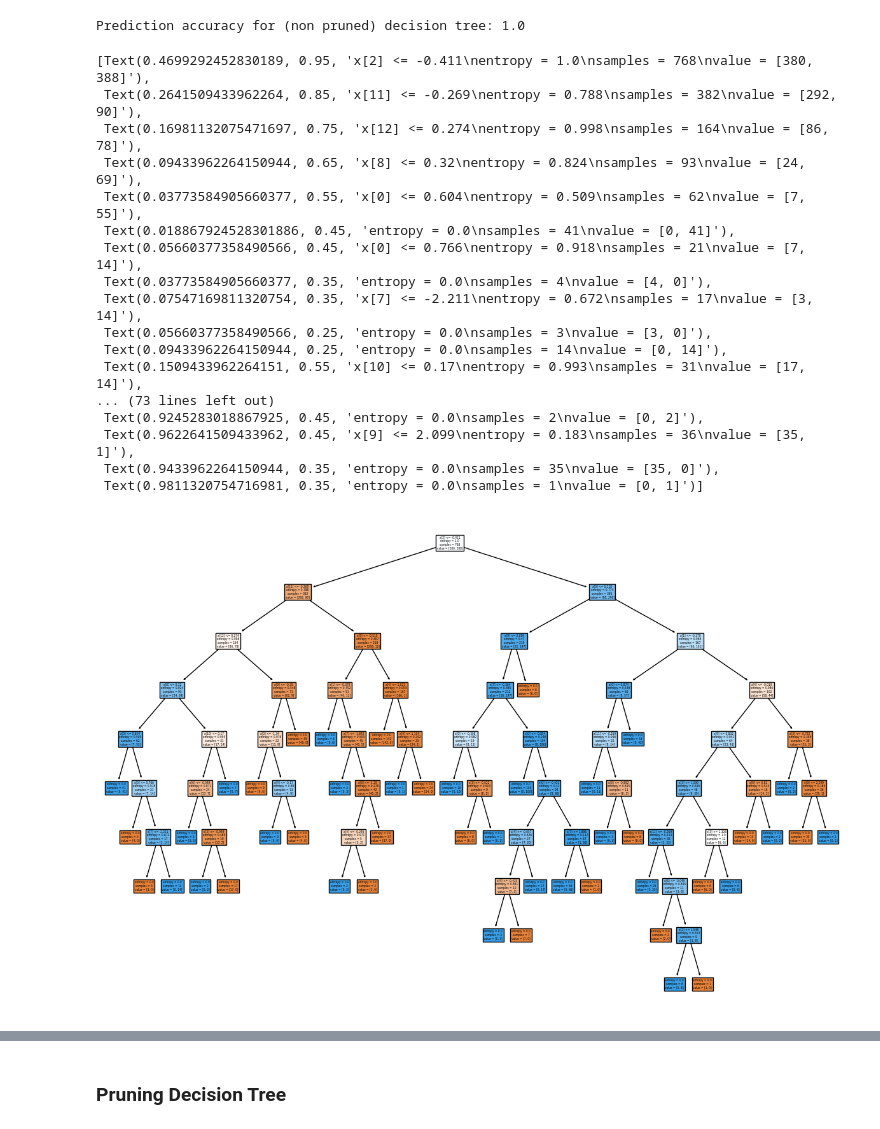
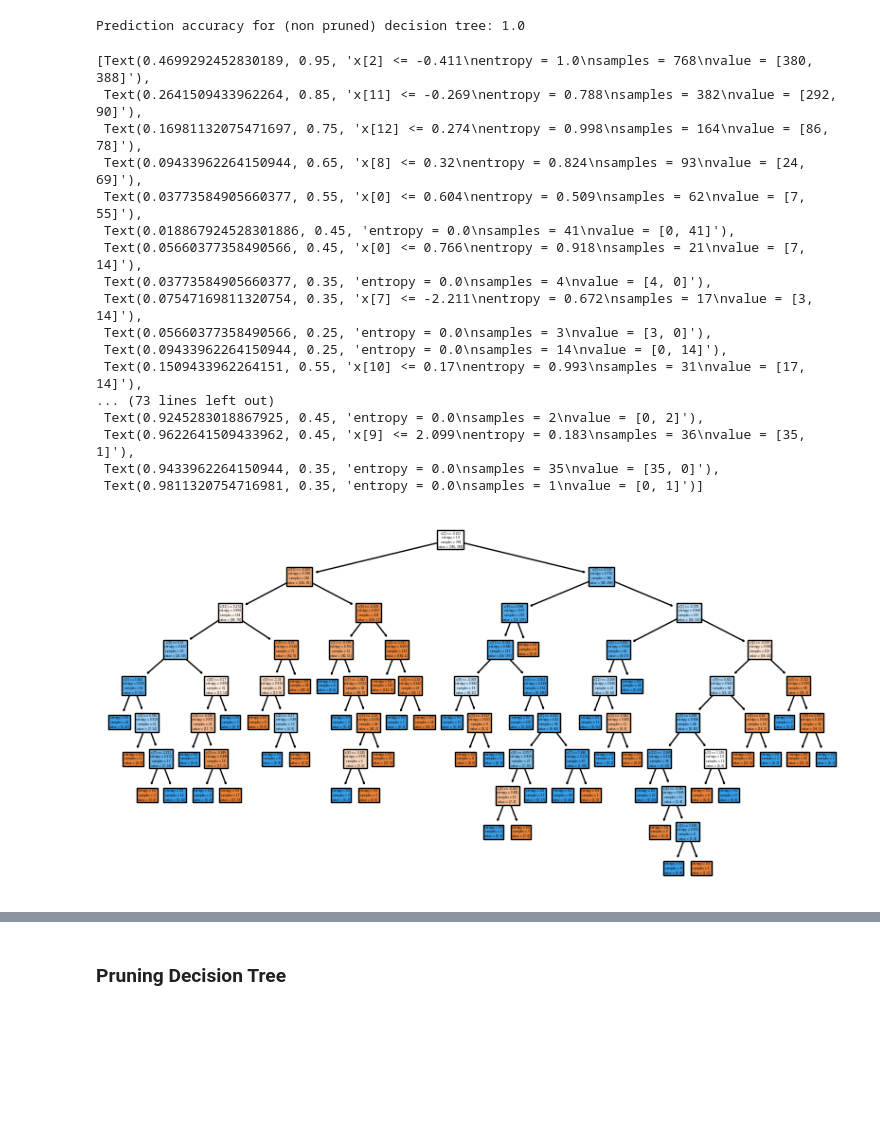
Before and after one commit to paulkli355/HeartFailure_Classification, a Jupyter notebook: classifier.ipynb, the cells around one changed output, grey strips where cells are left out. Saved outputs shown, nothing was run; the diff lists cells and outputs as text; code cells hidden in the pictures; blank space fills up the shorter version.

```diff
--- a/classifier.ipynb
+++ b/classifier.ipynb
@@ -96,24 +98,24 @@ print(f"Prediction accuracy for (non pruned) decision tree: {accuracy_score(y_te
 # %% [output]
 Prediction accuracy for (non pruned) decision tree: 1.0
 # %%
-plt.figure(figsize=(15,10))
+plt.figure(figsize=(10,5))
 tree.plot_tree(dt_model,filled=True)
 # %% [output]
 [Text(0.4699292452830189, 0.95, 'x[2] <= -0.411\nentropy = 1.0\nsamples = 768\nvalue = [380, 388]'),
  Text(0.2641509433962264, 0.85, 'x[11] <= -0.269\nentropy = 0.788\nsamples = 382\nvalue = [292, 90]'),
  Text(0.16981132075471697, 0.75, 'x[12] <= 0.274\nentropy = 0.998\nsamples = 164\nvalue = [86, 78]'),
  Text(0.09433962264150944, 0.65, 'x[8] <= 0.32\nentropy = 0.824\nsamples = 93\nvalue = [24, 69]'),
  Text(0.03773584905660377, 0.55, 'x[0] <= 0.604\nentropy = 0.509\nsamples = 62\nvalue = [7, 55]'),
  Text(0.018867924528301886, 0.45, 'entropy = 0.0\nsamples = 41\nvalue = [0, 41]'),
  Text(0.05660377358490566, 0.45, 'x[0] <= 0.766\nentropy = 0.918\nsamples = 21\nvalue = [7, 14]'),
  Text(0.03773584905660377, 0.35, 'entropy = 0.0\nsamples = 4\nvalue = [4, 0]'),
  Text(0.07547169811320754, 0.35, 'x[7] <= -2.211\nentropy = 0.672\nsamples = 17\nvalue = [3, 14]'),
  Text(0.05660377358490566, 0.25, 'entropy = 0.0\nsamples = 3\nvalue = [3, 0]'),
  Text(0.09433962264150944, 0.25, 'entropy = 0.0\nsamples = 14\nvalue = [0, 14]'),
  Text(0.1509433962264151, 0.55, 'x[10] <= 0.17\nentropy = 0.993\nsamples = 31\nvalue = [17, 14]'),
 ... (73 lines left out)
  Text(0.9245283018867925, 0.45, 'entropy = 0.0\nsamples = 2\nvalue = [0, 2]'),
  Text(0.9622641509433962, 0.45, 'x[9] <= 2.099\nentropy = 0.183\nsamples = 36\nvalue = [35, 1]'),
  Text(0.9433962264150944, 0.35, 'entropy = 0.0\nsamples = 35\nvalue = [35, 0]'),
  Text(0.9811320754716981, 0.35, 'entropy = 0.0\nsamples = 1\nvalue = [0, 1]')]
-[figure, old version]
+[figure, new version]
```
Also changed, not shown: parts of 19 cells of this notebook.
